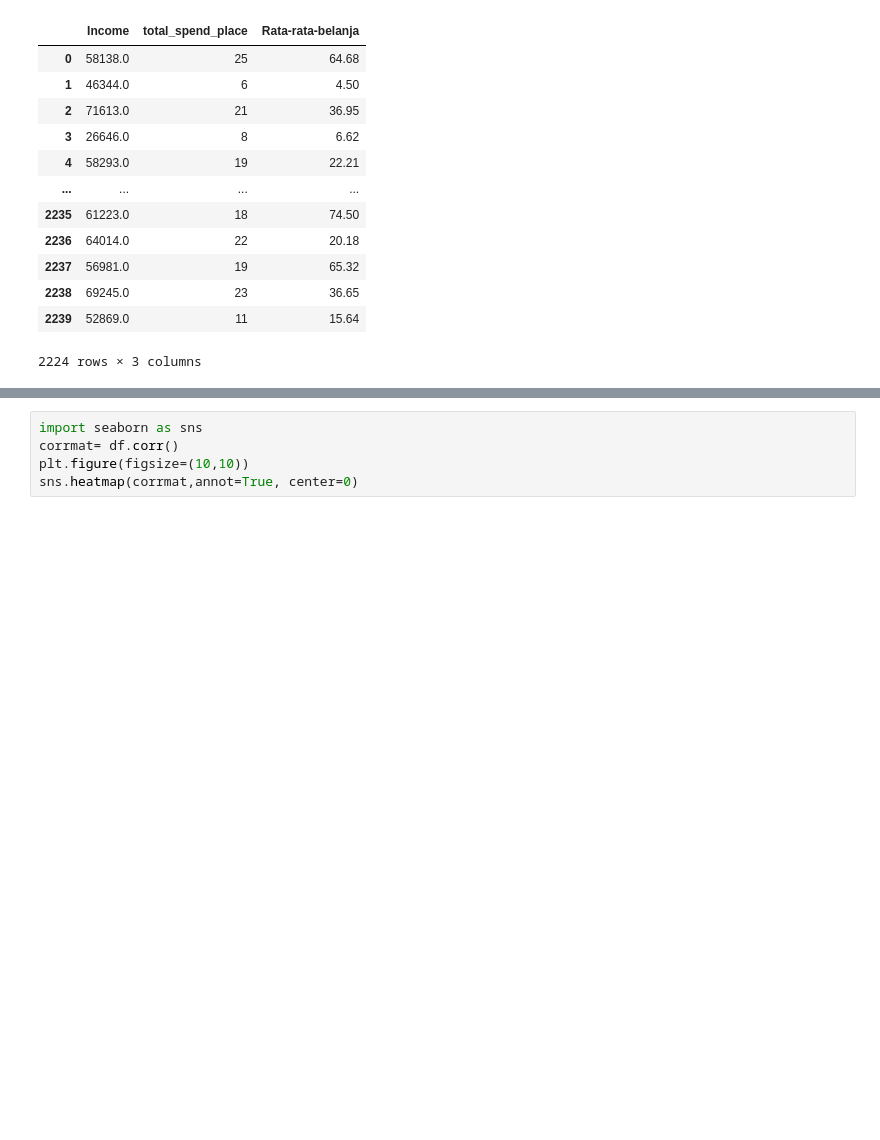
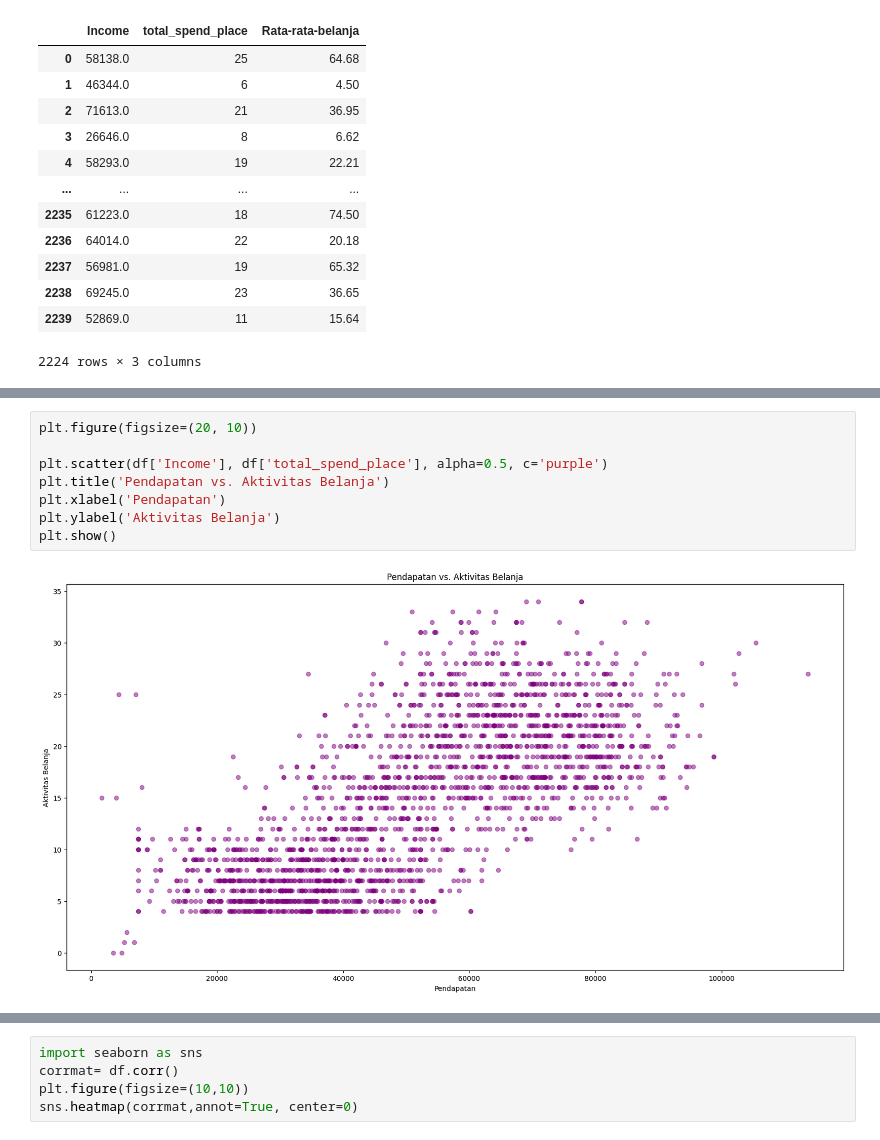
Before and after one commit to qiqioberon/Machine-Learning, a Jupyter notebook: Tugas 2/Muhammad Aqil Farrukh_5025221158_Tugas 2_Personality Analysis K-means.ipynb, the cells around one changed output, grey strips where cells are left out. Saved outputs shown, nothing was run; the diff lists cells and outputs as text; blank space fills up the shorter version.

```diff
--- a/Tugas 2/Muhammad Aqil Farrukh_5025221158_Tugas 2_Personality Analysis K-means.ipynb
+++ b/Tugas 2/Muhammad Aqil Farrukh_5025221158_Tugas 2_Personality Analysis K-means.ipynb
@@ -435,0 +469,10 @@ df
+# %%
+plt.figure(figsize=(20, 10))
+
+plt.scatter(df['Income'], df['total_spend_place'], alpha=0.5, c='purple')
+plt.title('Pendapatan vs. Aktivitas Belanja')
+plt.xlabel('Pendapatan')
+plt.ylabel('Aktivitas Belanja')
+plt.show()
+# %% [output]
+[figure, added]
```
Also changed, not shown: parts of 10 cells of this notebook.
